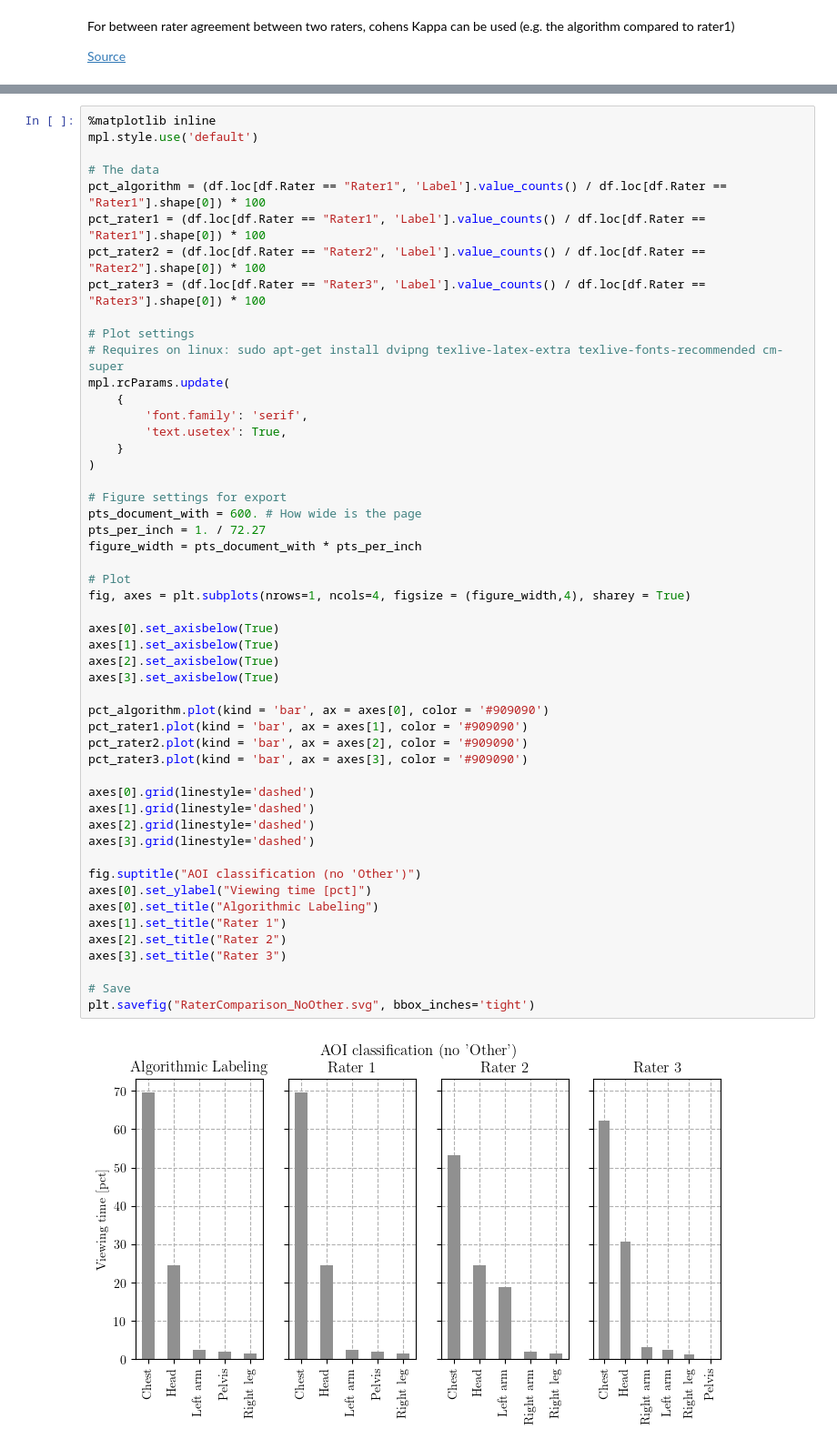
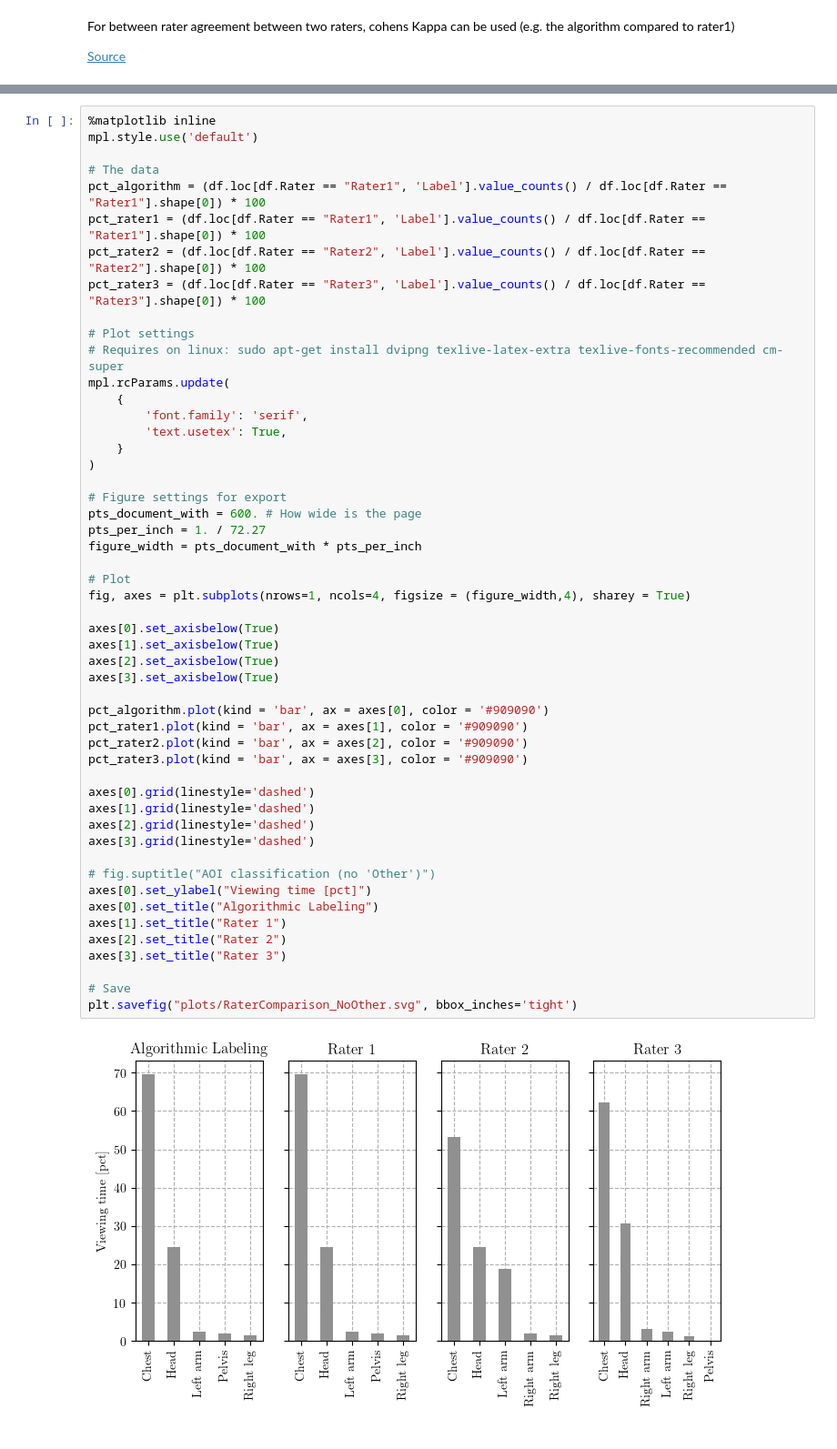
Before and after one commit to footballdaniel/AlgorithmicValidation, a Jupyter notebook: _dataInterpretation/rating_agreement_noOther.ipynb, the cells around one changed output, grey strips where cells are left out. Shown at 91% size. Drawn from its saved outputs; the diff is of its cells as text.

Commit message:
Add plots and summary

```diff
--- a/_dataInterpretation/rating_agreement_noOther.ipynb
+++ b/_dataInterpretation/rating_agreement_noOther.ipynb
@@ -187,33 +209,33 @@ mpl.rcParams.update(
 pts_document_with = 600. # How wide is the page
 pts_per_inch = 1. / 72.27
 figure_width = pts_document_with * pts_per_inch
 
 # Plot
 fig, axes = plt.subplots(nrows=1, ncols=4, figsize = (figure_width,4), sharey = True)
 
 axes[0].set_axisbelow(True)
 axes[1].set_axisbelow(True)
 axes[2].set_axisbelow(True)
 axes[3].set_axisbelow(True)
 
 pct_algorithm.plot(kind = 'bar', ax = axes[0], color = '#909090')
 pct_rater1.plot(kind = 'bar', ax = axes[1], color = '#909090')
 pct_rater2.plot(kind = 'bar', ax = axes[2], color = '#909090')
 pct_rater3.plot(kind = 'bar', ax = axes[3], color = '#909090')
 
 axes[0].grid(linestyle='dashed')
 axes[1].grid(linestyle='dashed')
 axes[2].grid(linestyle='dashed')
 axes[3].grid(linestyle='dashed')
 
-fig.suptitle("AOI classification (no 'Other')")
+# fig.suptitle("AOI classification (no 'Other')")
 axes[0].set_ylabel("Viewing time [pct]")
 axes[0].set_title("Algorithmic Labeling")
 axes[1].set_title("Rater 1")
 axes[2].set_title("Rater 2")
 axes[3].set_title("Rater 3")
 
 # Save
-plt.savefig("RaterComparison_NoOther.svg", bbox_inches='tight')
+plt.savefig("plots/RaterComparison_NoOther.svg", bbox_inches='tight')
 # %% [output]
-[figure, old version]
+[figure, new version]
```
Also changed, not shown: parts of 6 cells of this notebook, 14 other files.
